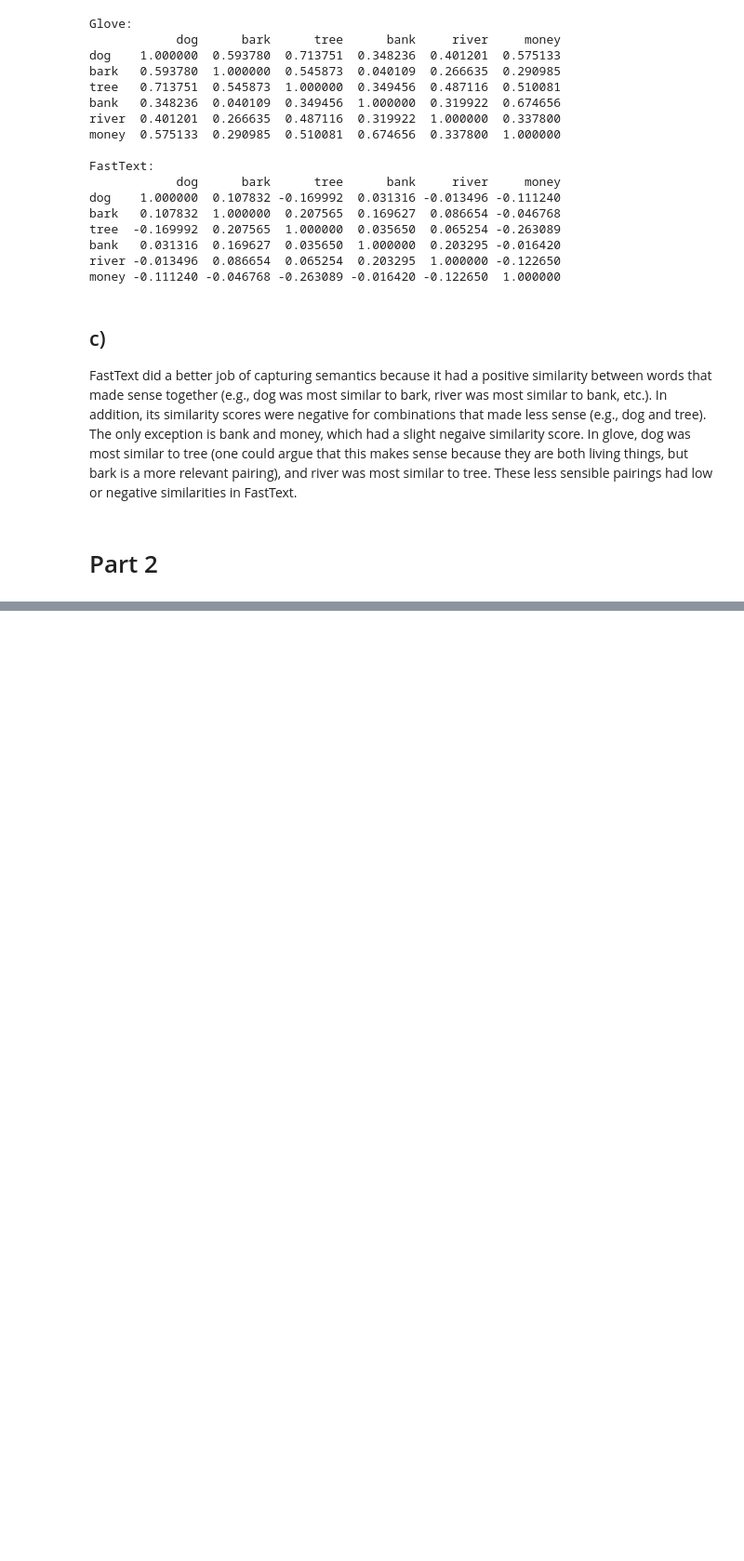
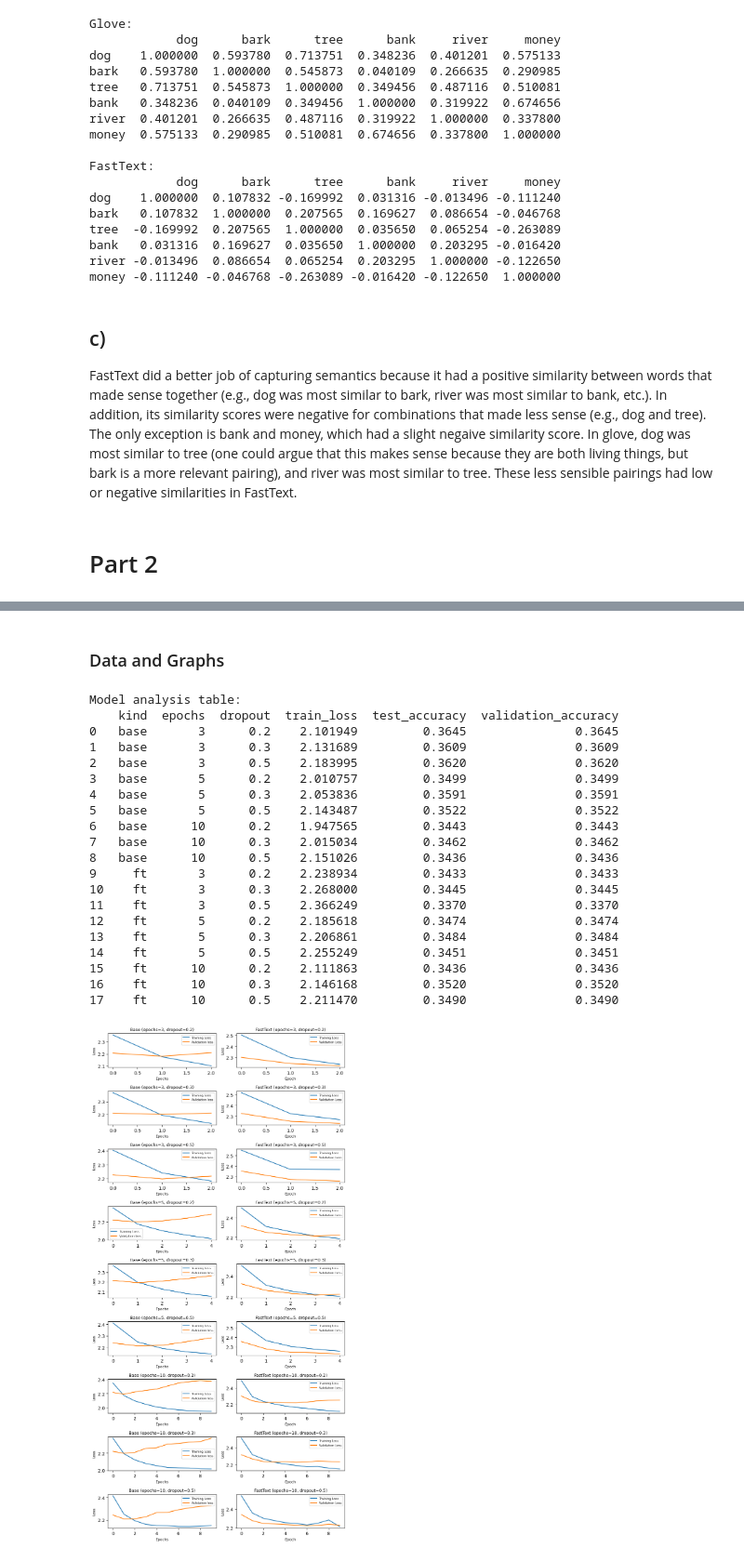
Before and after one commit to bmb0136/COMP-5630, a Jupyter notebook: a3/a3.ipynb, the cells around one changed output, grey strips where cells are left out. Shown at 93% size. Cells and saved outputs as stored; diff of their text form; code cells hidden in the pictures; blank space fills up the shorter version.

```diff
--- a/a3/a3.ipynb
+++ b/a3/a3.ipynb
@@ -71,0 +226,5 @@ FastText did a better job of capturing semantics because it had a positive simil
+# %%
+dataset = {
+    split: dataset[split].to_tf_dataset(columns="text", label_cols="label", batch_size=32)
+    for split in dataset.keys()
+}
@@ -71,0 +268,13 @@ FastText did a better job of capturing semantics because it had a positive simil
+# %%
+def train_ft_model(epochs, dropout):
+    model = keras.Sequential([
+        L.Input(shape=(None,), dtype=np.int16),
+        L.Embedding(VOCAB_SIZE, 50, weights=[ft_embeddings], trainable=False),
+        L.LSTM(64, return_sequences=False),
+        L.Dropout(dropout),
+        L.Dense(len(EMOJIS), activation="softmax")
+    ])
+    optimizer = keras.optimizers.RMSprop(learning_rate=0.01)
+    model.compile(optimizer=optimizer, loss="categorical_crossentropy", metrics=["accuracy"])
+    history = model.fit(dataset["train"], epochs=epochs, validation_data=dataset["validation"])
+    return model, history
@@ -71,0 +329,58 @@ FastText did a better job of capturing semantics because it had a positive simil
+# %% [markdown]
+### Data and Graphs
+# %%
+print("Model analysis table:")
+print(pd.DataFrame(models).drop(columns=["loss_curve", "model"]))
+print("\n\n")
+
+groups = defaultdict(dict)
+for model in models:
+    groups[(model["epochs"], model["dropout"])][model["kind"]] = model
+
+_, axes = plt.subplots(9, 2, figsize=(8, 16))
+for row, (epochs, dropout) in enumerate(sorted(groups.keys())):
+    g = groups[(epochs, dropout)]
+
+    train_loss, val_loss = zip(*g["base"]["loss_curve"])
+    ax = axes[row, 0]
+    ax.plot(train_loss, label="Training Loss")
+    ax.plot(val_loss, label="Validation loss")
+    ax.set_title(f"Base (epochs={epochs}, dropout={dropout})", fontsize=9)
+    ax.set_xlabel("Epochs", fontsize=8)
+    ax.set_ylabel("Loss", fontsize=8)
+    ax.legend(fontsize=6.7)
+
+    train_loss, val_loss = zip(*g["ft"]["loss_curve"])
+    ax = axes[row, 1]
+    ax.plot(train_loss, label="Training Loss")
+    ax.plot(val_loss, label="Validation Loss")
+    ax.set_title(f"FastText (epochs={epochs}, dropout={dropout})", fontsize=9)
+    ax.set_xlabel("Epoch", fontsize=8)
+    ax.set_ylabel("Loss", fontsize=8)
+    ax.legend(fontsize=6.7)
+
+plt.tight_layout()
+plt.show()
+del axes
+# %% [output]
+Model analysis table:
+    kind  epochs  dropout  train_loss  test_accuracy  validation_accuracy
+0   base       3      0.2    2.101949         0.3645               0.3645
+1   base       3      0.3    2.131689         0.3609               0.3609
+2   base       3      0.5    2.183995         0.3620               0.3620
+3   base       5      0.2    2.010757         0.3499               0.3499
+4   base       5      0.3    2.053836         0.3591               0.3591
+5   base       5      0.5    2.143487         0.3522               0.3522
+6   base      10      0.2    1.947565         0.3443               0.3443
+7   base      10      0.3    2.015034         0.3462               0.3462
+8   base      10      0.5    2.151026         0.3436               0.3436
+9     ft       3      0.2    2.238934         0.3433               0.3433
+10    ft       3      0.3    2.268000         0.3445               0.3445
+11    ft       3      0.5    2.366249         0.3370               0.3370
+12    ft       5      0.2    2.185618         0.3474               0.3474
+13    ft       5      0.3    2.206861         0.3484               0.3484
+14    ft       5      0.5    2.255249         0.3451               0.3451
+15    ft      10      0.2    2.111863         0.3436               0.3436
+16    ft      10      0.3    2.146168         0.3520               0.3520
+17    ft      10      0.5    2.211470         0.3490               0.3490
+[figure, added]
```
Also changed, not shown: parts of 17 cells of this notebook, 2 other files.
